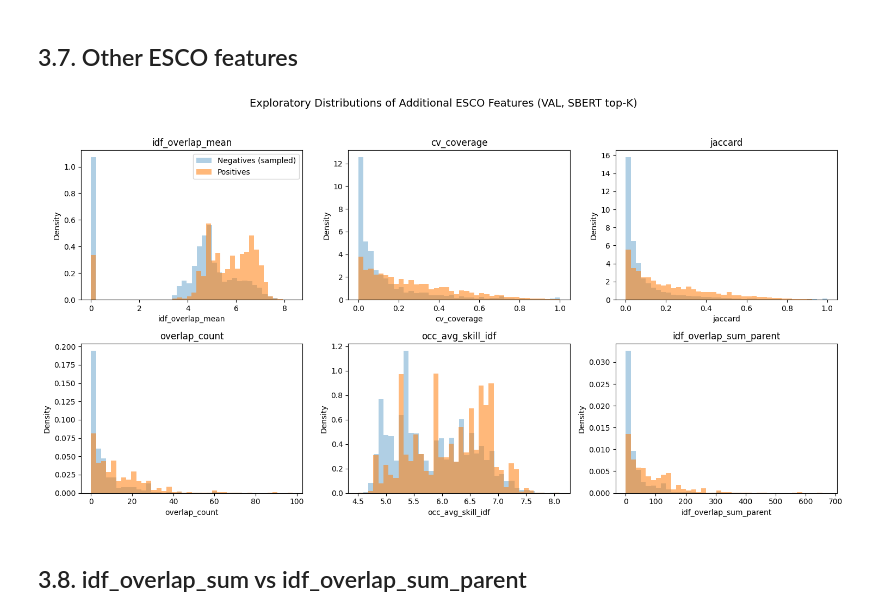
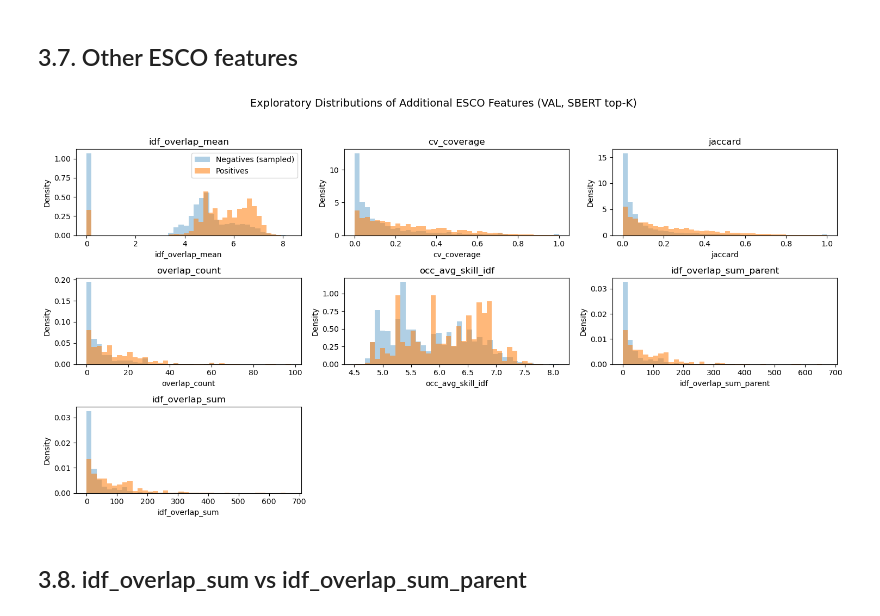
Before and after one commit to 20240693/Thesis-Career-Transitions, a Jupyter notebook: Notebooks/08_Feature_EDA.ipynb, the cells around one changed output. Saved outputs shown, nothing was run; the diff lists cells and outputs as text; code cells hidden in the pictures.

Commit message:
Add plots in 08

```diff
--- a/Notebooks/08_Feature_EDA.ipynb
+++ b/Notebooks/08_Feature_EDA.ipynb
@@ -53,15 +54,19 @@ TIME = datetime.now().strftime("%m%d%Y_%H%M")
 </a>
 # %%
 # Load top-K candidate sets produced in notebook 05
-val_topk_feat_off = pd.read_parquet(DATA_DIR / "val_topk_feat_off.parquet")
+#val_topk_feat_off = pd.read_parquet(DATA_DIR / "val_topk_feat_off.parquet")
+val_topk_feat_off = pd.read_parquet("/Users/chloedeschanel/Desktop/val_topk_feat_off.parquet")
 
 # Load hybrid tuning table produced in notebook 05
-tuning_table = pd.read_csv(RESULTS_PATH / "Hybrid"/ "train.csv")
+tuning_table = pd.read_csv(RESULTS_PATH / "Hybrid"/ "ESCO_tuning_offshelf_VAL_01222026_1755.csv")
 best = tuning_table.iloc[0]  # best['esco_col'], best['alpha']
 
 # Load reranker scored tables produced in notebook 06
-val_logreg_scored = pd.read_parquet(RESULTS_PATH / "Rerankers" / "val_logreg_scored.parquet")
-val_xgb_scored = pd.read_parquet(RESULTS_PATH / "Rerankers"/ "val_xgb_scored.parquet")
+#val_logreg_scored = pd.read_parquet(RESULTS_PATH / "Rerankers" / "val_logreg_scored.parquet")
+#val_xgb_scored = pd.read_parquet(RESULTS_PATH / "Rerankers"/ "val_xgb_scored.parquet")
+
+val_logreg_scored = pd.read_parquet("/Users/chloedeschanel/Desktop/val_logreg_scored.parquet")
+val_xgb_scored = pd.read_parquet("/Users/chloedeschanel/Desktop/val_xgb_scored.parquet")
 # %%
 # Prevent categorical comparison errors
 for df in [val_topk_feat_off, val_logreg_scored, val_xgb_scored]:
@@ -518,6 +637,7 @@ ESCO_OTHER_FEATURES = [
     "overlap_count",
     "occ_avg_skill_idf",
     "idf_overlap_sum_parent",
+    "idf_overlap_sum"
 ]
 # %%
 N_NEG_SAMPLE = 150_000   # global negative subsample for plotting
@@ -533,25 +653,33 @@ if len(neg_df) > N_NEG_SAMPLE:
 
 pos_df = df_plot[df_plot["is_true"] == 1]
 # %%
-fig, axes = plt.subplots(2, 3, figsize=(15, 8))
+fig, axes = plt.subplots(3, 3, figsize=(15, 8))
 axes = axes.flatten()
 
 for ax, feat in zip(axes, ESCO_OTHER_FEATURES):
     neg_vals = neg_df[feat].replace([np.inf, -np.inf], np.nan).dropna().astype(float).values
     pos_vals = pos_df[feat].replace([np.inf, -np.inf], np.nan).dropna().astype(float).values
 
     ax.hist(neg_vals, bins=BINS, density=True, alpha=0.35, label="Negatives (sampled)")
     ax.hist(pos_vals, bins=BINS, density=True, alpha=0.55, label="Positives")
     ax.set_title(feat)
     ax.set_ylabel("Density")
     ax.set_xlabel(feat)
 
+for ax in axes[len(ESCO_OTHER_FEATURES):]:
+    fig.delaxes(ax)
+
 axes[0].legend(loc="upper right")
-fig.suptitle("Exploratory Distributions of Additional ESCO Features (VAL, SBERT top-K)", fontsize=14)
+
+fig.suptitle(
+    "Exploratory Distributions of Additional ESCO Features (VAL, SBERT top-K)",
+    fontsize=14
+)
+
 plt.tight_layout(rect=[0, 0, 1, 0.95])
 plt.show()
 # %% [output]
-[figure, old version]
+[figure, new version]
 # %% [markdown]
 <a class="anchor" id="sub-section-3_8"></a>
 
```
Also changed, not shown: parts of 4 cells of this notebook.
